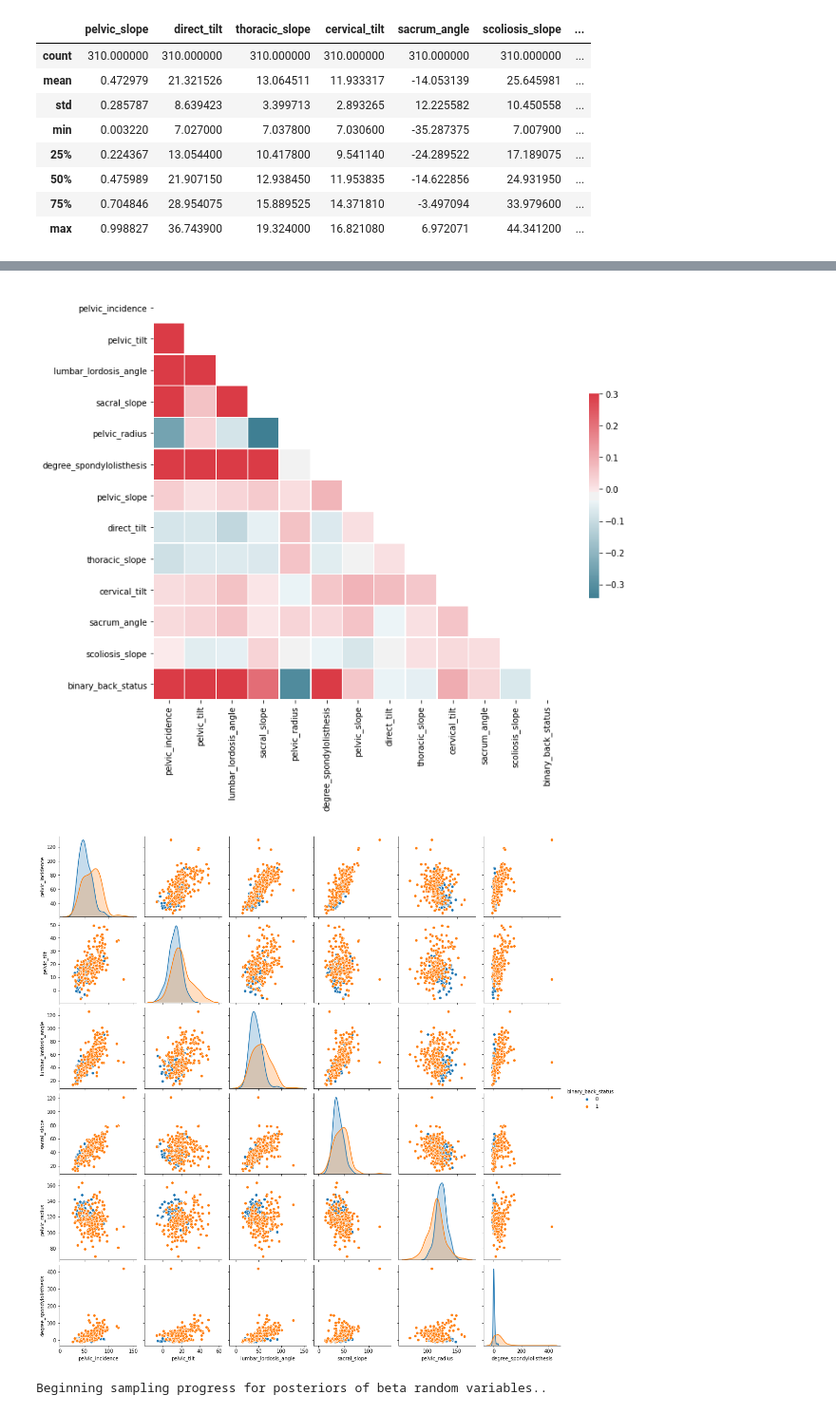
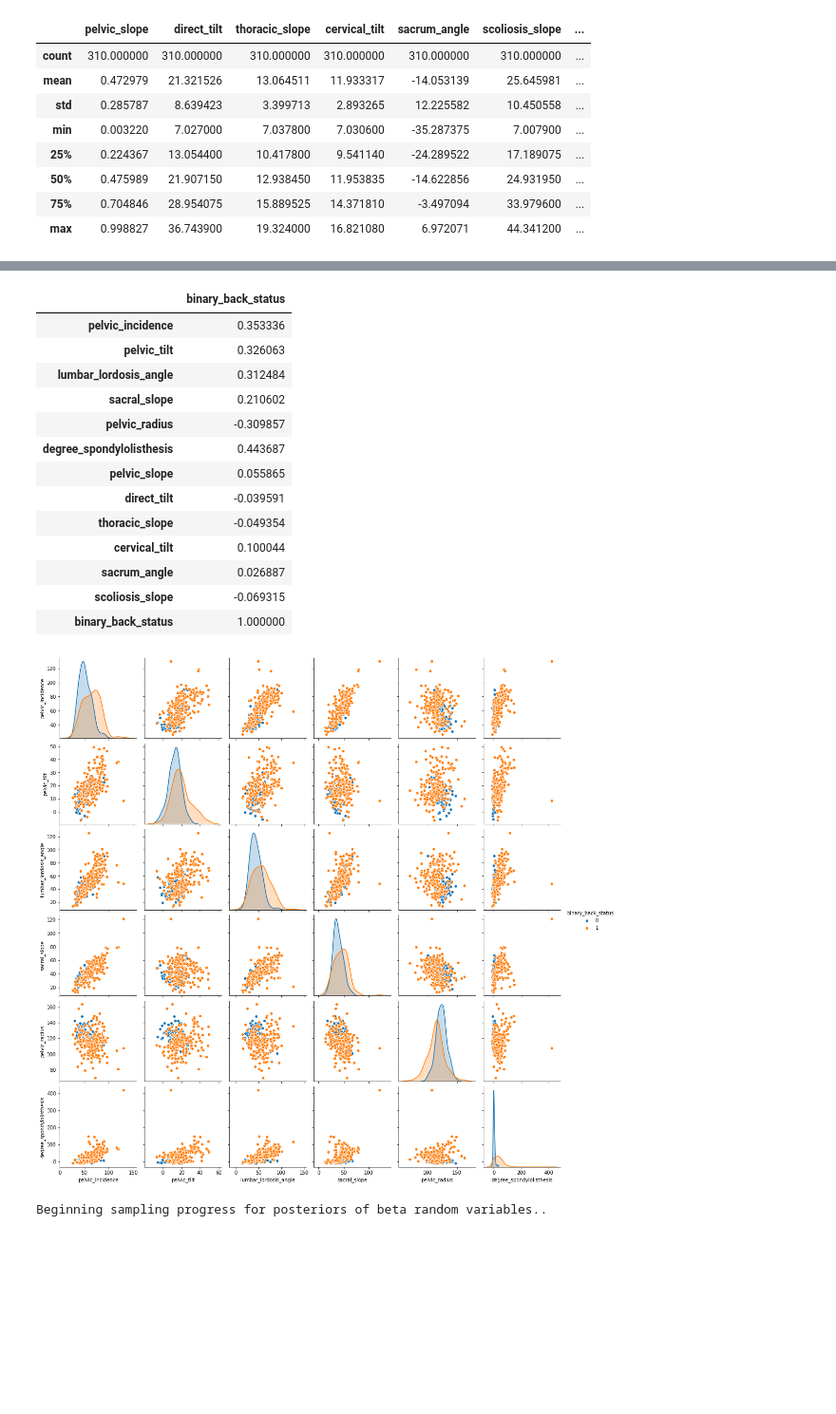
Before and after one commit to numaer/bayesian-spine-classification, a Jupyter notebook: Bayes Project (With Visuals).ipynb, the cells around one changed output, grey strips where cells are left out. Shown at 95% size. Drawn from its saved outputs; the diff is of its cells as text; code cells hidden in the pictures; blank space fills up the shorter version.

Commit message:
remove correlation plot with table

```diff
--- a/Bayes Project (With Visuals).ipynb
+++ b/Bayes Project (With Visuals).ipynb
@@ -67,34 +83,38 @@ Load in and clean our data
 # %%
 """ We show the correlation heatmap matrix between all our columns.
 Prune features with high collinearity and weak correlation with responsee.
 """
-
-f, ax = plt.subplots(figsize=(11, 9))
 cordata = raw_data[spine_features + ['binary_back_status']].corr()
-mask = np.zeros_like(cordata, dtype=np.bool)
-mask[np.triu_indices_from(mask)] = True
-sns.heatmap(cordata,
-            mask=mask,
-            cmap=sns.diverging_palette(220, 10, as_cmap=True),
-            vmax=.3,
-            linewidths=.5,
-            cbar_kws={"shrink": .5}, ax=ax);
+display(cordata[['binary_back_status']])
 
 """ Plot the scatterplot correlation matrix.
 Colore ncoding abnormal=1 as orange, and normal=0 as blue.
 Further prune for features
 """
 SELECTED_FEATURES = ['pelvic_incidence',
                      'pelvic_tilt',
                       'lumbar_lordosis_angle',
                       'sacral_slope',
                       'pelvic_radius',
                       'degree_spondylolisthesis']
 
 g = sns.pairplot(raw_data[SELECTED_FEATURES + ['binary_back_status']], hue="binary_back_status")
 # %% [output]
+|  | binary_back_status |
+| pelvic_incidence | 0.353336 |
+| pelvic_tilt | 0.326063 |
+| lumbar_lordosis_angle | 0.312484 |
+| sacral_slope | 0.210602 |
+| pelvic_radius | -0.309857 |
+| degree_spondylolisthesis | 0.443687 |
+| pelvic_slope | 0.055865 |
+| direct_tilt | -0.039591 |
+| thoracic_slope | -0.049354 |
+| cervical_tilt | 0.100044 |
+| sacrum_angle | 0.026887 |
+| scoliosis_slope | -0.069315 |
+| binary_back_status | 1.000000 |
-[figure, old version]
+[figure, new version]
-[figure, removed]
 # %%
 """Sample to build our bayesian logistic regression model with specifications:
 
```
Also changed, not shown: parts of 1 cell of this notebook.
